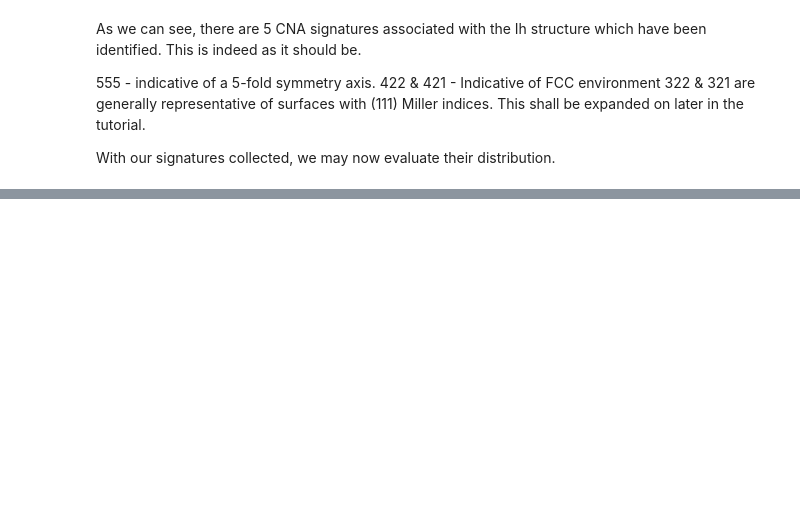
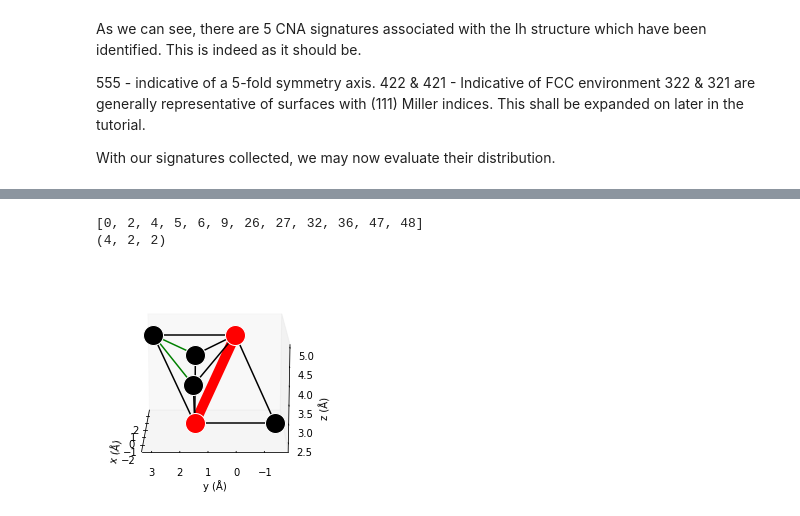
Before and after one commit to JonesRobM/Sapphire, a Jupyter notebook: main/Sapphire/Tutorials/CNA/Tutorial.ipynb, the cells around one changed output, grey strips where cells are left out. Drawn from its saved outputs; the diff is of its cells as text; code cells hidden in the pictures; blank space fills up the shorter version.

```diff
--- a/main/Sapphire/Tutorials/CNA/Tutorial.ipynb
+++ b/main/Sapphire/Tutorials/CNA/Tutorial.ipynb
@@ -76,0 +181,15 @@ plt.ylabel('Counts')
+# %%
+cna = CNA(adj = adj)
+cna_422= cna
+cna_422.NN(10)
+print(cna_422.neigh)
+r = cna_422.R(10,26)
+s = cna_422.S()
+t = cna_422.T()
+print(tuple((r,s,t)))
+a,b,c,d = plotting_tool(cna_422,au,10,26)
+sig_plot(a,b,c,d, 15, 180)
+# %% [output]
+[0, 2, 4, 5, 6, 9, 26, 27, 32, 36, 47, 48]
+(4, 2, 2)
+[figure, added]
```
Also changed, not shown: parts of 11 cells of this notebook, 2 other files.
